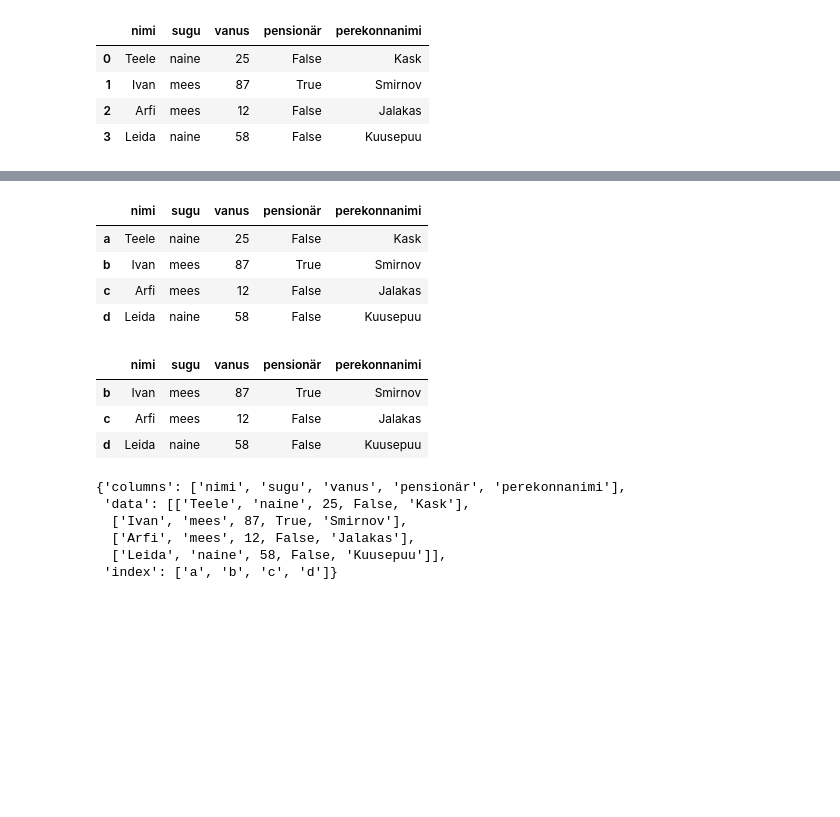
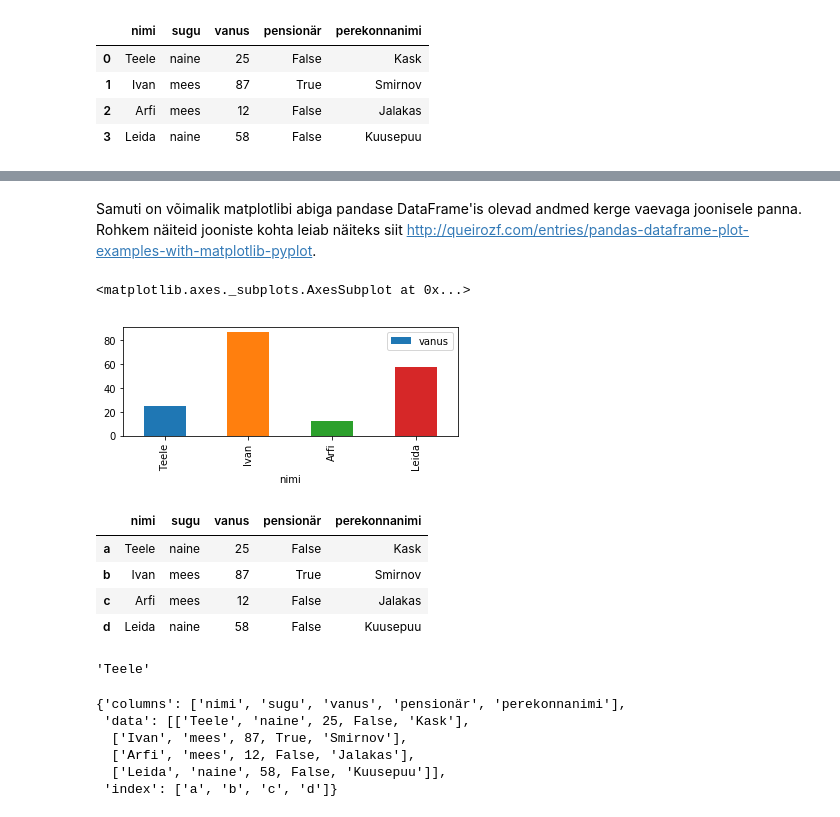
Before and after one commit to d009/EstNLP, a Jupyter notebook: Praktikum4/Praktikum_4.ipynb, the cells around one changed output, grey strips where cells are left out. Drawn from its saved outputs; the diff is of its cells as text; code cells hidden in the pictures; blank space fills up the shorter version.

```diff
--- a/Praktikum4/Praktikum_4.ipynb
+++ b/Praktikum4/Praktikum_4.ipynb
@@ -168,0 +196,2 @@ ilusad_inimesed[ilusad_inimesed['vanus'] > 30]
+# %% [markdown]
+Samuti on võimalik matplotlibi abiga pandase DataFrame'is olevad andmed kerge vaevaga joonisele panna. Rohkem näiteid jooniste kohta leiab näiteks siit http://queirozf.com/entries/pandas-dataframe-plot-examples-with-matplotlib-pyplot.
@@ -169 +200,6 @@ ilusad_inimesed[ilusad_inimesed['vanus'] > 30]
+# %%
+ilusad_inimesed.plot(kind='bar',x='nimi',y='vanus', figsize=(6,2))
+# %% [output]
+<matplotlib.axes._subplots.AxesSubplot at 0x...>
+[figure, added]
 # %%
@@ -176,10 +213,3 @@ ilusad_inimesed
 | b | Ivan | mees | 87 | True | Smirnov |
 | c | Arfi | mees | 12 | False | Jalakas |
 | d | Leida | naine | 58 | False | Kuusepuu |
-# %%
-ilusad_inimesed.iloc[1:5]
-# %% [output]
-|  | nimi | sugu | vanus | pensionär | perekonnanimi |
-| b | Ivan | mees | 87 | True | Smirnov |
-| c | Arfi | mees | 12 | False | Jalakas |
-| d | Leida | naine | 58 | False | Kuusepuu |
@@ -187,0 +216,4 @@ ilusad_inimesed_dict = ilusad_inimesed.to_dict("split")
+# %%
+ilusad_inimesed['nimi']['a']
+# %% [output]
+'Teele'
```
Also changed, not shown: parts of 16 cells of this notebook.
